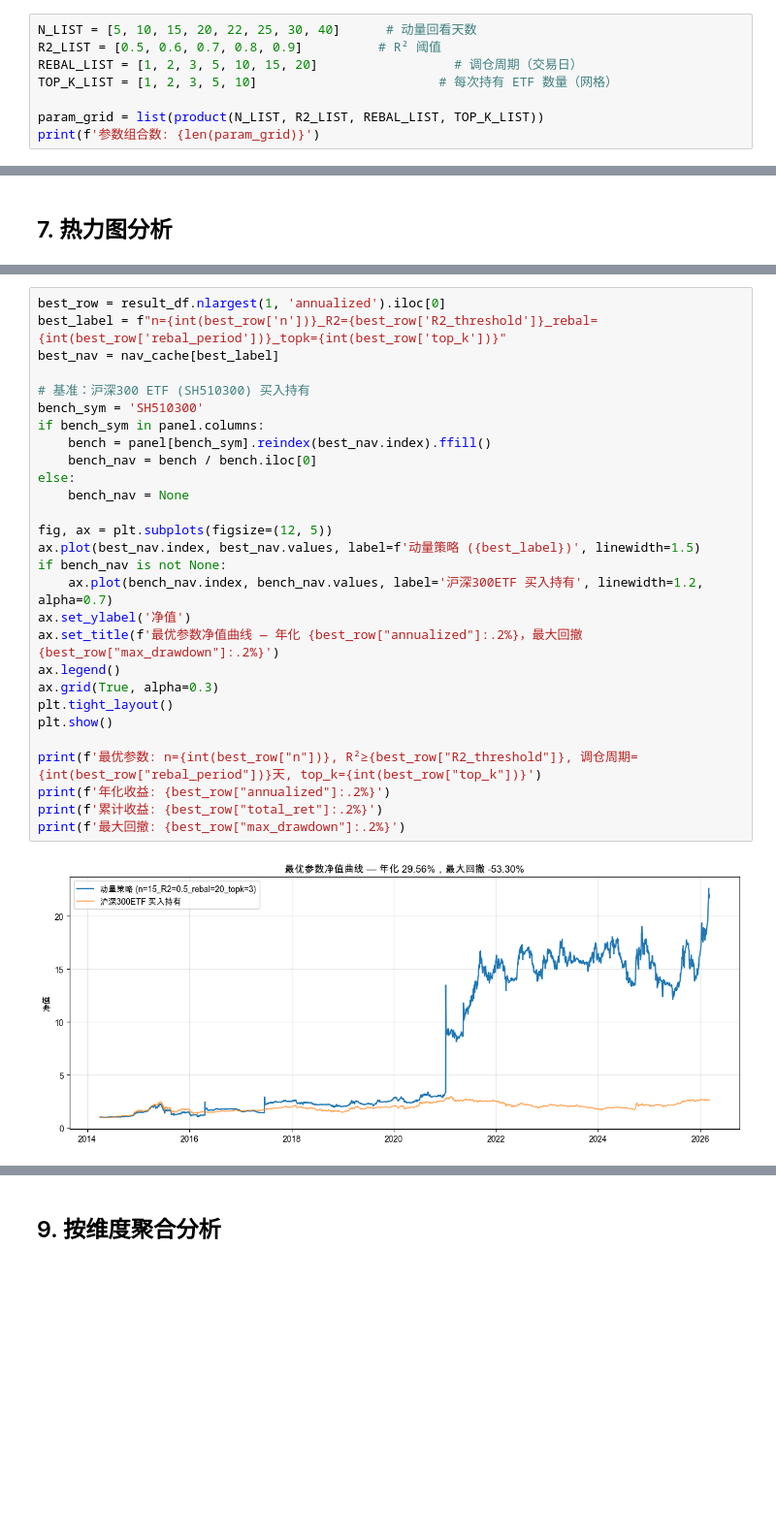
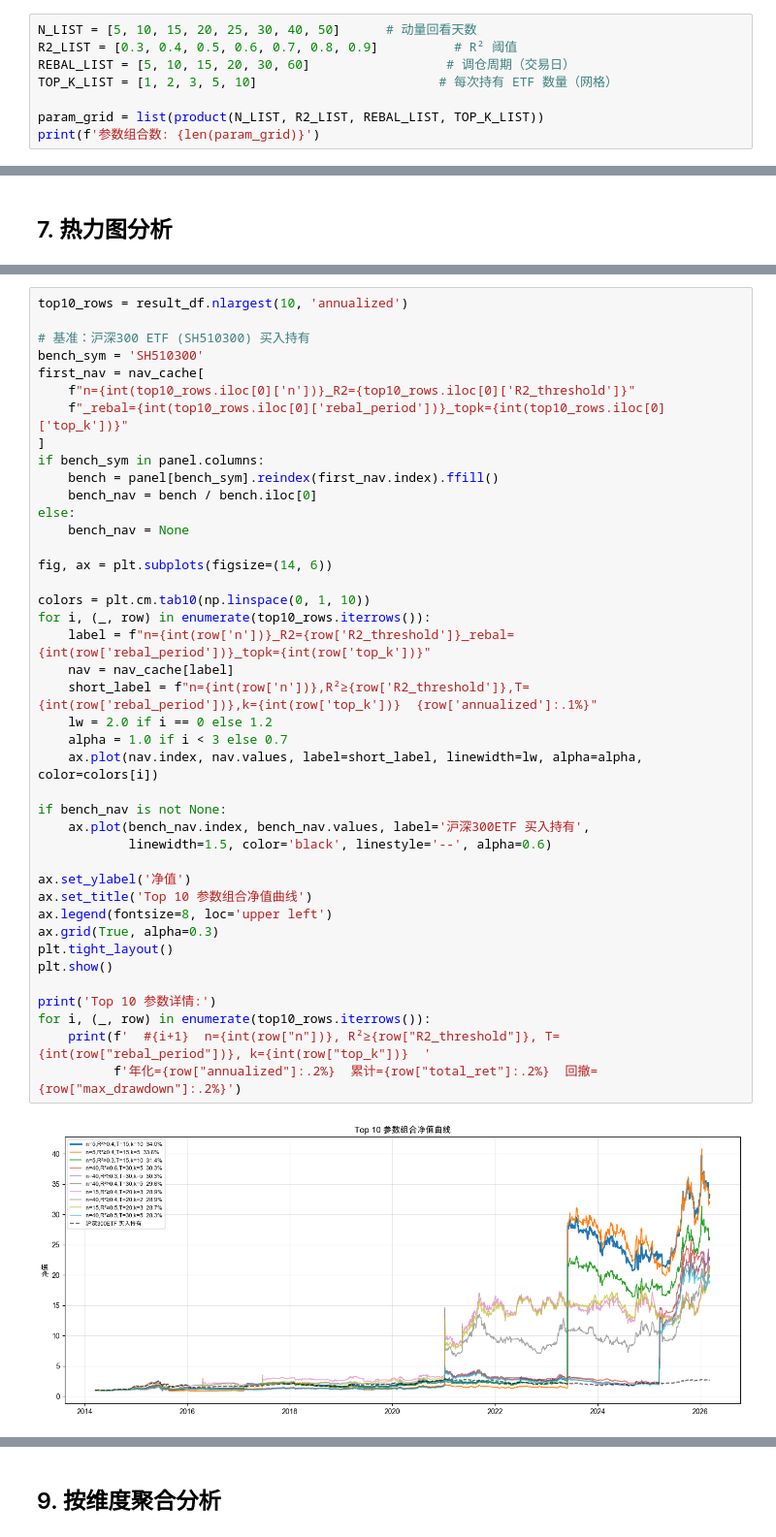
Before and after one commit to thinhunan/etf_momentum, a Jupyter notebook: momentum_backtest.ipynb, the cells around one changed output, grey strips where cells are left out. Shown at 97% size. Cells and saved outputs as stored; diff of their text form; blank space fills up the shorter version.

```diff
--- a/momentum_backtest.ipynb
+++ b/momentum_backtest.ipynb
@@ -182,9 +294,9 @@ def backtest_momentum(
 # %% [markdown]
 ## 3. 定义参数网格
 # %%
-N_LIST = [5, 10, 15, 20, 22, 25, 30, 40]      # 动量回看天数
-R2_LIST = [0.5, 0.6, 0.7, 0.8, 0.9]          # R² 阈值
-REBAL_LIST = [1, 2, 3, 5, 10, 15, 20]                  # 调仓周期（交易日）
+N_LIST = [5, 10, 15, 20, 25, 30, 40, 50]      # 动量回看天数
+R2_LIST = [0.3, 0.4, 0.5, 0.6, 0.7, 0.8, 0.9]          # R² 阈值
+REBAL_LIST = [5, 10, 15, 20, 30, 60]                  # 调仓周期（交易日）
 TOP_K_LIST = [1, 2, 3, 5, 10]                        # 每次持有 ETF 数量（网格）
 
 param_grid = list(product(N_LIST, R2_LIST, REBAL_LIST, TOP_K_LIST))
@@ -366,30 +520,43 @@ plt.show()
 # %%
-best_row = result_df.nlargest(1, 'annualized').iloc[0]
-best_label = f"n={int(best_row['n'])}_R2={best_row['R2_threshold']}_rebal={int(best_row['rebal_period'])}_topk={int(best_row['top_k'])}"
-best_nav = nav_cache[best_label]
+top10_rows = result_df.nlargest(10, 'annualized')
 
 # 基准：沪深300 ETF (SH510300) 买入持有
 bench_sym = 'SH510300'
+first_nav = nav_cache[
+    f"n={int(top10_rows.iloc[0]['n'])}_R2={top10_rows.iloc[0]['R2_threshold']}"
+    f"_rebal={int(top10_rows.iloc[0]['rebal_period'])}_topk={int(top10_rows.iloc[0]['top_k'])}"
+]
 if bench_sym in panel.columns:
-    bench = panel[bench_sym].reindex(best_nav.index).ffill()
+    bench = panel[bench_sym].reindex(first_nav.index).ffill()
     bench_nav = bench / bench.iloc[0]
 else:
     bench_nav = None
 
-fig, ax = plt.subplots(figsize=(12, 5))
-ax.plot(best_nav.index, best_nav.values, label=f'动量策略 ({best_label})', linewidth=1.5)
+fig, ax = plt.subplots(figsize=(14, 6))
+
+colors = plt.cm.tab10(np.linspace(0, 1, 10))
+for i, (_, row) in enumerate(top10_rows.iterrows()):
+    label = f"n={int(row['n'])}_R2={row['R2_threshold']}_rebal={int(row['rebal_period'])}_topk={int(row['top_k'])}"
+    nav = nav_cache[label]
+    short_label = f"n={int(row['n'])},R²≥{row['R2_threshold']},T={int(row['rebal_period'])},k={int(row['top_k'])}  {row['annualized']:.1%}"
+    lw = 2.0 if i == 0 else 1.2
+    alpha = 1.0 if i < 3 else 0.7
+    ax.plot(nav.index, nav.values, label=short_label, linewidth=lw, alpha=alpha, color=colors[i])
+
 if bench_nav is not None:
-    ax.plot(bench_nav.index, bench_nav.values, label='沪深300ETF 买入持有', linewidth=1.2, alpha=0.7)
+    ax.plot(bench_nav.index, bench_nav.values, label='沪深300ETF 买入持有',
+            linewidth=1.5, color='black', linestyle='--', alpha=0.6)
+
 ax.set_ylabel('净值')
-ax.set_title(f'最优参数净值曲线 — 年化 {best_row["annualized"]:.2%}，最大回撤 {best_row["max_drawdown"]:.2%}')
-ax.legend()
+ax.set_title('Top 10 参数组合净值曲线')
+ax.legend(fontsize=8, loc='upper left')
 ax.grid(True, alpha=0.3)
 plt.tight_layout()
 plt.show()
 
-print(f'最优参数: n={int(best_row["n"])}, R²≥{best_row["R2_threshold"]}, 调仓周期={int(best_row["rebal_period"])}天, top_k={int(best_row["top_k"])}')
-print(f'年化收益: {best_row["annualized"]:.2%}')
-print(f'累计收益: {best_row["total_ret"]:.2%}')
-print(f'最大回撤: {best_row["max_drawdown"]:.2%}')
+print('Top 10 参数详情:')
+for i, (_, row) in enumerate(top10_rows.iterrows()):
+    print(f'  #{i+1}  n={int(row["n"])}, R²≥{row["R2_threshold"]}, T={int(row["rebal_period"])}, k={int(row["top_k"])}  '
+          f'年化={row["annualized"]:.2%}  累计={row["total_ret"]:.2%}  回撤={row["max_drawdown"]:.2%}')
 # %% [output]
-[figure, old version]
+[figure, new version]
```
Also changed, not shown: parts of 20 cells of this notebook.
